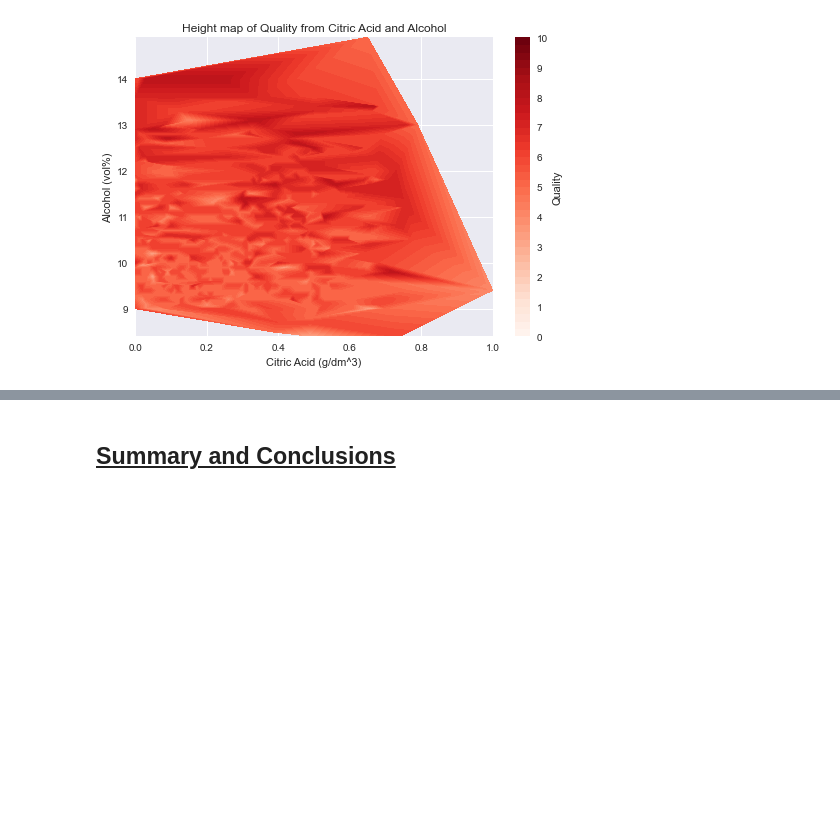
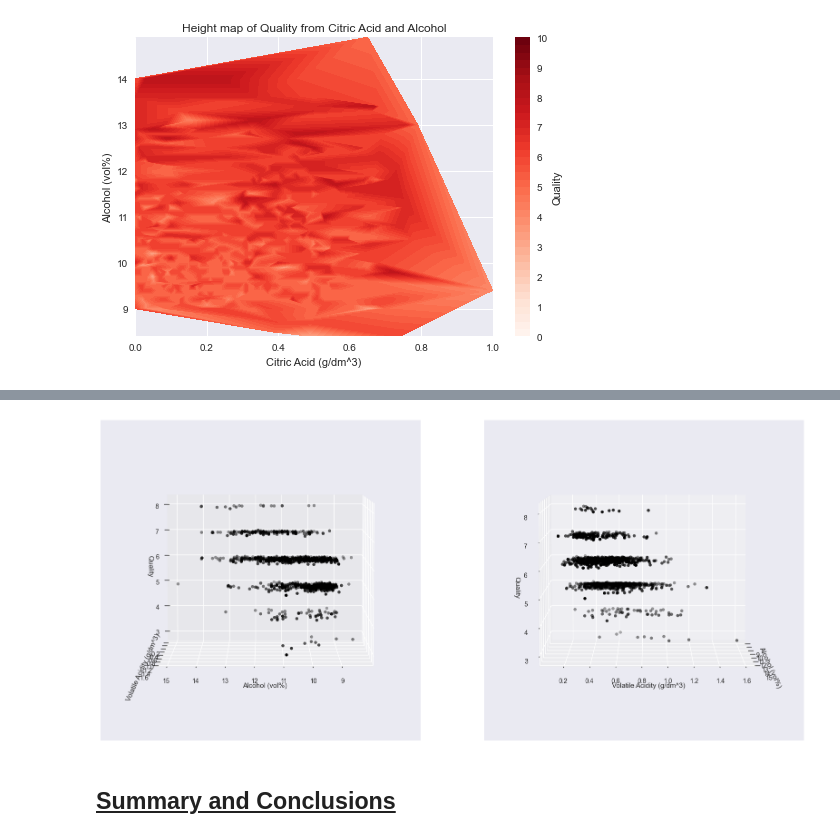
Before and after one commit to Michael-s3943224/MATH2412-Assignment, a Jupyter notebook: Phase1_Group21.ipynb, the cells around one changed output, grey strips where cells are left out. Cells and saved outputs as stored; diff of their text form; code cells hidden in the pictures; blank space fills up the shorter version.

Commit message:
added back my scatter plots

```diff
--- a/Phase1_Group21.ipynb
+++ b/Phase1_Group21.ipynb
@@ -370,3 +378,22 @@ plt.show()
+# %%
+def show_graph(ax):
+    ax.scatter3D(wine_df['alcohol'], wine_df['volatile acidity'], wine_df['quality'], color='black')
+    ax.set_xlabel('Alcohol (vol%)')
+    ax.set_ylabel('Volatile Acidity (g/dm^3)')
+    ax.set_zlabel('Quality')
+
+fig = plt.figure(figsize=(20,20))
+ax = fig.add_subplot(1, 2, 1, projection='3d')
+show_graph(ax)
+ax.view_init(elev=5, azim=90)
+
+ax = fig.add_subplot(1, 2, 2, projection='3d')
+show_graph(ax)
+ax.view_init(elev=5, azim=0)
+
+plt.show()
+# %% [output]
+[figure, added]
 # %% [markdown]
 ## <u>Summary and Conclusions</u> <a id='summary'></a>
 # %% [markdown]
```
Also changed, not shown: parts of 2 cells of this notebook.
